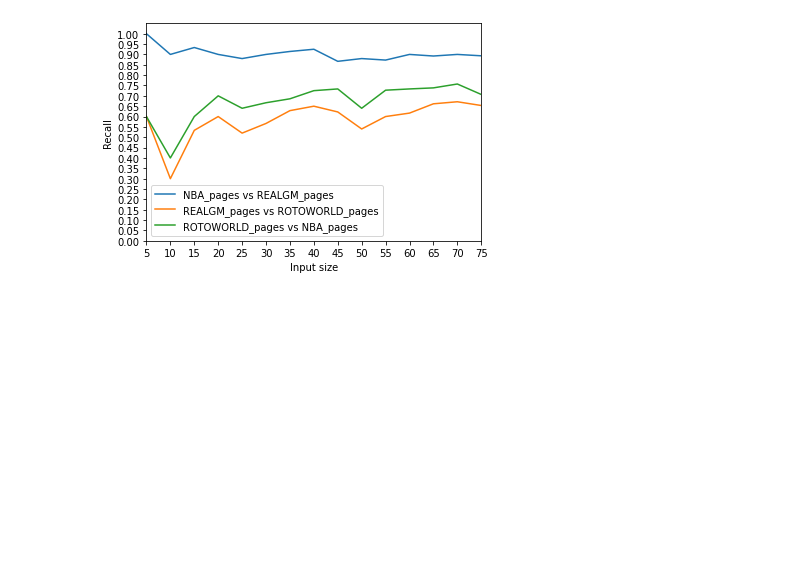
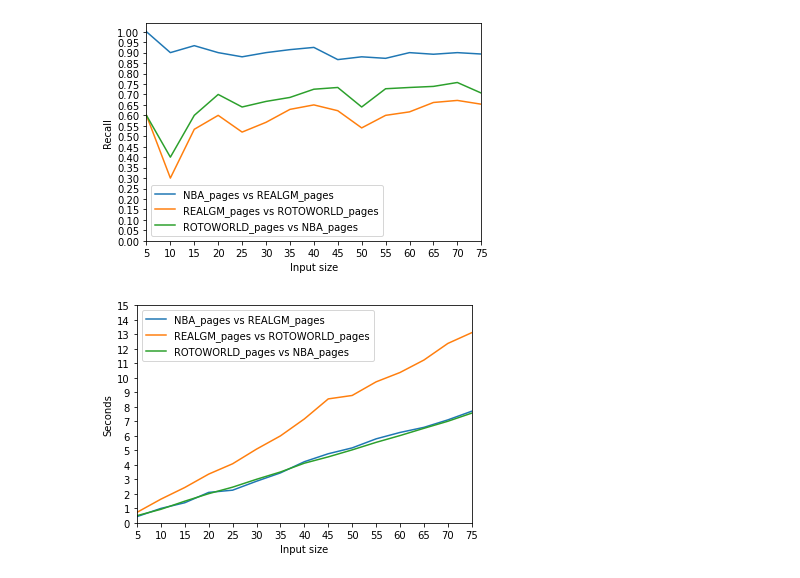
Before and after one commit to Progetto-Agiw/Page-Linkage, a Jupyter notebook: grafici-recall-precision-tf-idf.ipynb, the cells around one changed output. Drawn from its saved outputs; the diff is of its cells as text; code cells hidden in the pictures; blank space fills up the shorter version.

Commit message:
:sparkles: aggiunge grafico tempo su input

```diff
--- a/grafici-recall-precision-tf-idf.ipynb
+++ b/grafici-recall-precision-tf-idf.ipynb
@@ -129,6 +129,7 @@ A differenza di prima qui non si fa una media nella dimensione dell'input.
 
 Invece si prendono i valori migliori in base alla grandezza dell'input
 # %%
+import time
 epsilon = 1e-3
 
 def get_measures(site_a, site_b):
@@ -137,9 +138,12 @@ def get_measures(site_a, site_b):
     precisions = []
     recalls = []
     inputs = []
+    times = []
 
     for input_size in range(5, 75 + 1, 5):
+        start_time = time.time()
         precision, recall = tf_idf.entity_linkage(target, site_a, site_b, input_size)
+        end_time = time.time()
         precision = np.array(precision)
         recall = np.array(recall)
         f1_measure = 2 * precision * recall / (precision + recall + epsilon)
@@ -151,21 +155,24 @@ def get_measures(site_a, site_b):
         precisions.append(best_precision)
         recalls.append(best_recall)
         inputs.append(input_size)
+        times.append(end_time - start_time)
 
-    return inputs, precisions, recalls, f1_measures
+    return inputs, precisions, recalls, f1_measures, times
 # %%
 total_inputs = []
 total_precisions = []
 total_recalls = []
 total_f1_measures = []
+total_times = []
 
 for site_a, site_b in sites:
     title = site_a + " vs " + site_b
-    inputs, precisions, recalls, f1_measures = get_measures(site_a, site_b)
+    inputs, precisions, recalls, f1_measures, times = get_measures(site_a, site_b)
     total_inputs.append(inputs)
     total_precisions.append( (title, precisions) )
     total_recalls.append( (title, recalls) )
     total_f1_measures.append( (title, f1_measures) )
+    total_times.append((title, times))
 # %% [output]
 pages: 5
 pages: 10
@@ -185,18 +192,28 @@ pages: 65
 pages: 70
 pages: 75
 # %%
-def plot_feature_on_input_size(feature, input_size, feature_name, title):
+def plot_feature_on_input_size(feature, input_size, feature_name, title, max_y = 1.0):
     plt.plot(input_size, feature, label=title)
     plt.xlabel("Input size")
     plt.ylabel(feature_name)
-    plt.axis([input_size[0], input_size[-1], 0, 1.05])
-    ticks = [ i/20 for i in range(21)]
+
+    feature = np.array(feature)
+    arg_max = np.argmax(feature)
+
+    plt.axis([input_size[0], input_size[-1], 0, max_y * 1.04])
+    if max_y <= 1:
+        max_y = max_y * 21
+        ticks = [ i/20 for i in range(round(max_y))]
+    else:
+        ticks = [ i for i in range(round(max_y*1.2))]
     plt.yticks(ticks)
     plt.xticks(input_size)
 # %%
 def plot_different_input_sizes(total_measures, measure_title):
+    max_y_value = 0
     for legend, measures in total_measures:
-        plot_feature_on_input_size(measures, inputs, measure_title, legend)
+        max_y_value = max(max_y_value, max(measures))
+        plot_feature_on_input_size(measures, inputs, measure_title, legend, max_y_value)
 
     plt.legend()
 # %%
@@ -214,3 +231,8 @@ plot_different_input_sizes(total_recalls, "Recall")
 plt.savefig("plots/recall-on-input-size.png")
 # %% [output]
 [figure]
+# %%
+plot_different_input_sizes(total_times, "Seconds")
+plt.savefig("plots/time-on-input-size.png")
+# %% [output]
+[figure, added]
```
Also changed, not shown: 1 other file.
